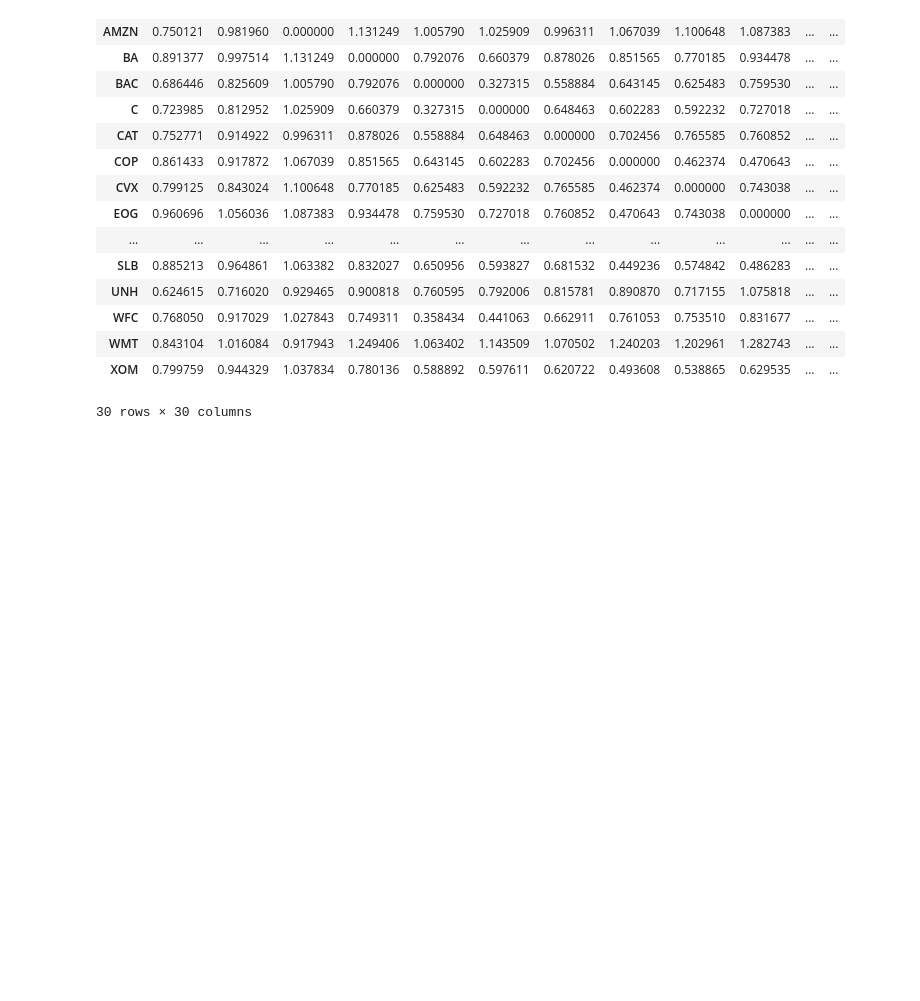
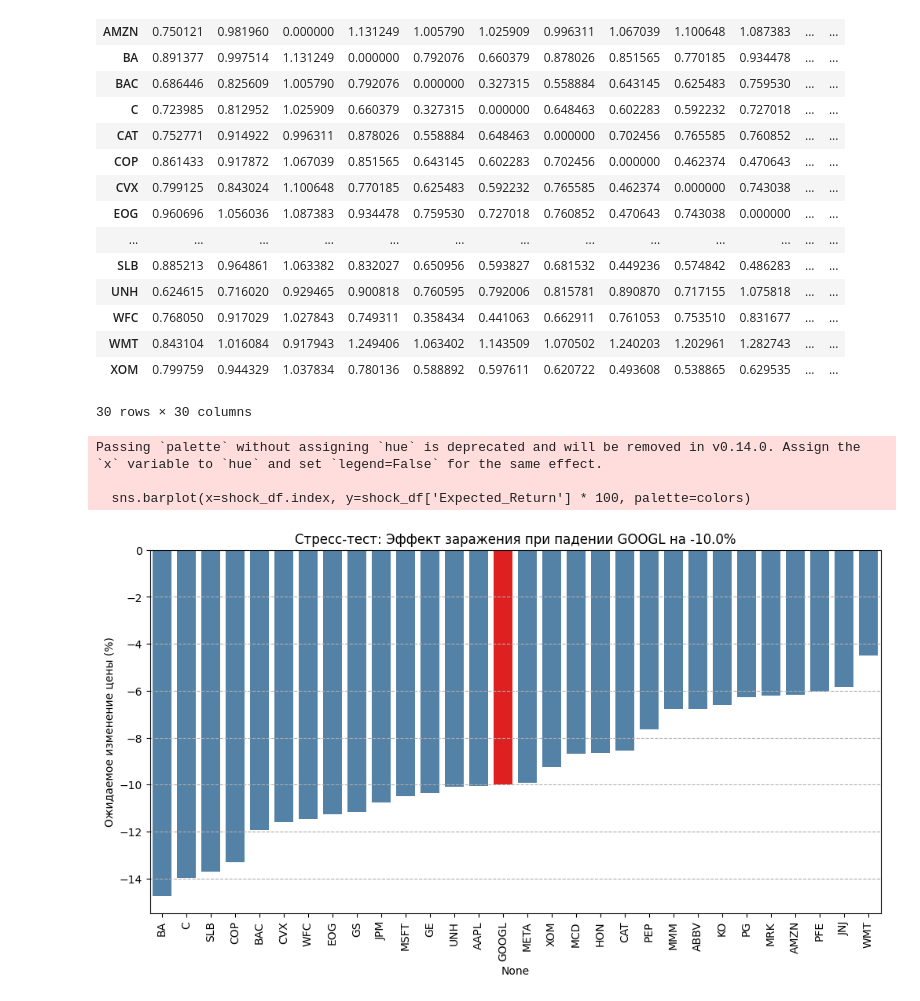
Before and after one commit to SemVan/BankingCourse, a Jupyter notebook: Seminar4.ipynb, the cells around one changed output. Cells and saved outputs as stored; diff of their text form; code cells hidden in the pictures; blank space fills up the shorter version.

```diff
--- a/Seminar4.ipynb
+++ b/Seminar4.ipynb
@@ -149,10 +150,10 @@ distance_matrix
 # %%
 # TODO 3.1: Рассчитайте вектор стандартных отклонений (волатильностей) для всех активов.
 # Используйте метод .std() к датафрейму returns.
-volatilities = # <ВАШ_КОД>
+volatilities = returns.std()
 
 # Задаем параметры шока
-shocked_asset = 'AAPL'  # Акция, с которой начался кризис
+shocked_asset = 'GOOGL'  # Акция, с которой начался кризис
 shock_value = -0.10     # Падение на 10%
 
 # Создаем пустой словарь для записи того, как упадут остальные активы
@@ -164,33 +165,38 @@ contagion_effects = {}
 # Для остальных:
 # 1. Извлеките корреляцию между shocked_asset и target_asset из corr_matrix.
 # 2. Вычислите бету по математической формуле: Beta = Correlation * (Sigma_target / Sigma_shocked).
 # 3. Рассчитайте ожидаемую доходность: Expected_Return = Beta * shock_value.
 for target_asset in tickers:
     if target_asset == shocked_asset:
         contagion_effects[target_asset] = shock_value
     else:
         # <ВАШ_КОД: Извлечение корреляции>
-        correlation = # <ВАШ_КОД>
+        correlation = corr_matrix.loc[target_asset][shocked_asset]
 
         # <ВАШ_КОД: Расчет беты>
-        beta = # <ВАШ_КОД>
+        beta = correlation * volatilities.loc[target_asset] / volatilities.loc[shocked_asset]
 
         # <ВАШ_КОД: Расчет ожидаемого падения>
-        expected_return = # <ВАШ_КОД>
+        expected_return = beta * shock_value
 
         contagion_effects[target_asset] = expected_return
 
 # Превращаем словарь в DataFrame и сортируем для красоты
 shock_df = pd.DataFrame.from_dict(contagion_effects, orient='index', columns=['Expected_Return'])
 shock_df = shock_df.sort_values(by='Expected_Return')
 
 # Визуализация результатов стресс-теста
 plt.figure(figsize=(12, 6))
 # Выделим источник шока красным цветом
 colors =['red' if x == shocked_asset else 'steelblue' for x in shock_df.index]
 sns.barplot(x=shock_df.index, y=shock_df['Expected_Return'] * 100, palette=colors)
 plt.title(f'Стресс-тест: Эффект заражения при падении {shocked_asset} на {shock_value*100}%')
 plt.ylabel('Ожидаемое изменение цены (%)')
 plt.xticks(rotation=90)
 plt.grid(axis='y', linestyle='--')
 plt.show()
+# %% [output]
+Passing `palette` without assigning `hue` is deprecated and will be removed in v0.14.0. Assign the `x` variable to `hue` and set `legend=False` for the same effect.
+
+  sns.barplot(x=shock_df.index, y=shock_df['Expected_Return'] * 100, palette=colors)
+[figure, added]
```
Also changed, not shown: parts of 5 cells of this notebook, 1 other file.
